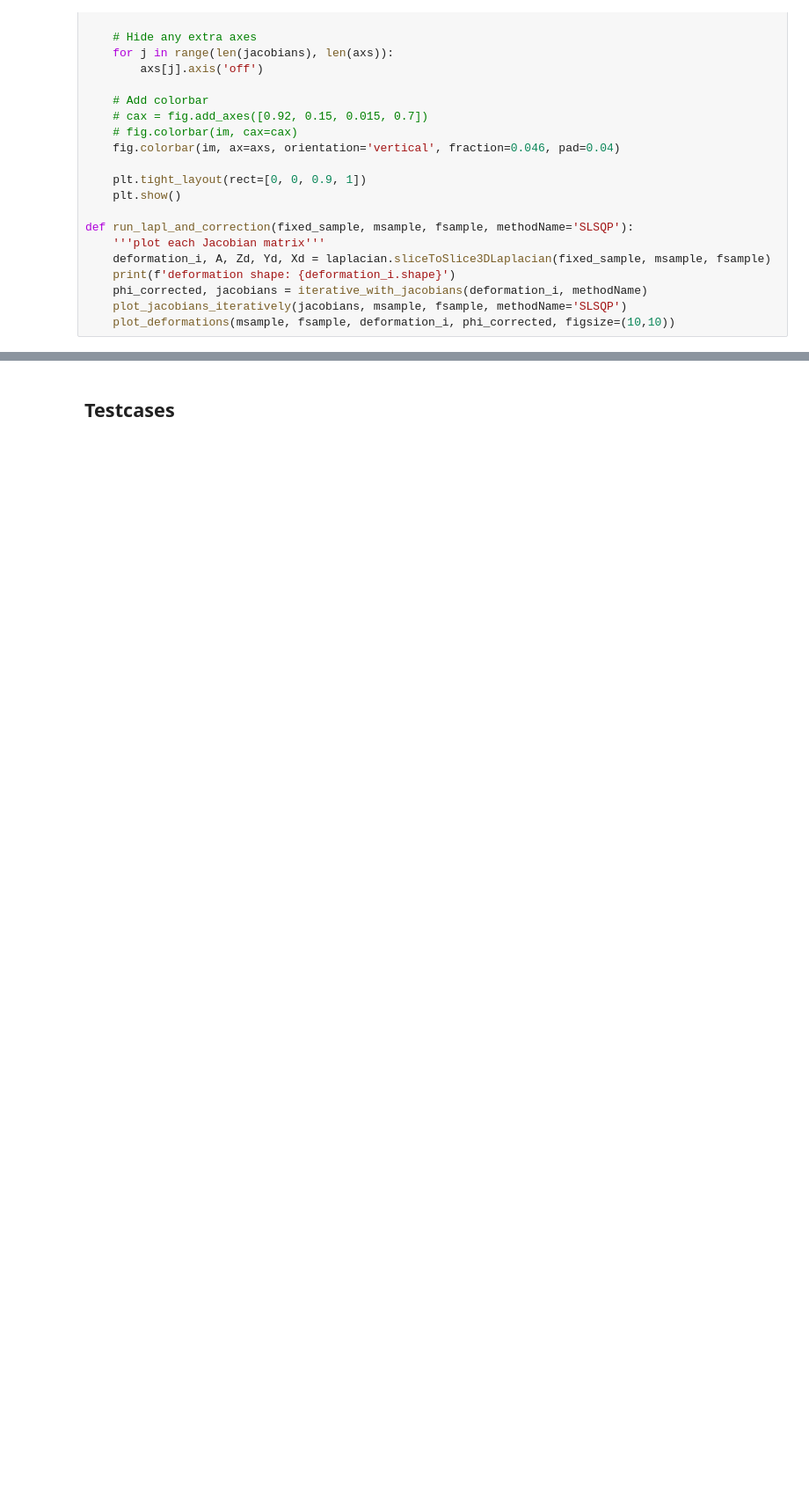
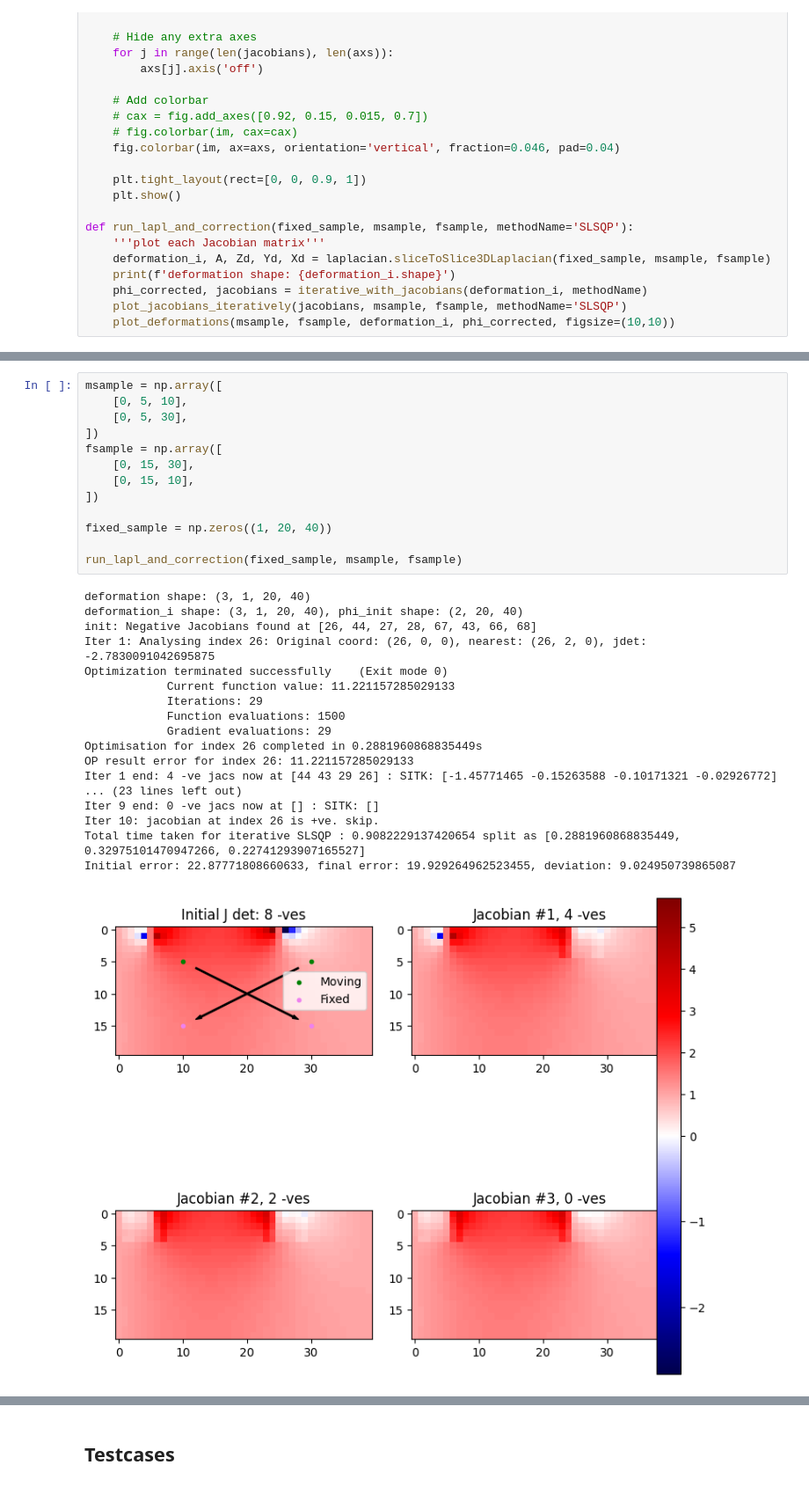
Before and after one commit to andythai/deformation-field-processing, a Jupyter notebook: slsqp.ipynb, the cells around one changed output, grey strips where cells are left out. Shown at 88% size. Drawn from its saved outputs; the diff is of its cells as text; blank space fills up the shorter version.

```diff
--- a/slsqp.ipynb
+++ b/slsqp.ipynb
@@ -378,0 +479,32 @@ def run_lapl_and_correction(fixed_sample, msample, fsample, methodName='SLSQP'):
+# %%
+msample = np.array([
+    [0, 5, 10],
+    [0, 5, 30],
+])
+fsample = np.array([
+    [0, 15, 30],
+    [0, 15, 10],
+])
+
+fixed_sample = np.zeros((1, 20, 40))
+
+run_lapl_and_correction(fixed_sample, msample, fsample)
+# %% [output]
+deformation shape: (3, 1, 20, 40)
+deformation_i shape: (3, 1, 20, 40), phi_init shape: (2, 20, 40)
+init: Negative Jacobians found at [26, 44, 27, 28, 67, 43, 66, 68]
+Iter 1: Analysing index 26: Original coord: (26, 0, 0), nearest: (26, 2, 0), jdet: -2.7830091042695875
+Optimization terminated successfully    (Exit mode 0)
+            Current function value: 11.221157285029133
+            Iterations: 29
+            Function evaluations: 1500
+            Gradient evaluations: 29
+Optimisation for index 26 completed in 0.2881960868835449s
+OP result error for index 26: 11.221157285029133
+Iter 1 end: 4 -ve jacs now at [44 43 29 26] : SITK: [-1.45771465 -0.15263588 -0.10171321 -0.02926772]
+... (23 lines left out)
+Iter 9 end: 0 -ve jacs now at [] : SITK: []
+Iter 10: jacobian at index 26 is +ve. skip.
+Total time taken for iterative SLSQP : 0.9082229137420654 split as [0.2881960868835449, 0.32975101470947266, 0.22741293907165527]
+Initial error: 22.87771808660633, final error: 19.929264962523455, deviation: 9.024950739865087
+[figure, added]
```
Also changed, not shown: parts of 16 cells of this notebook.
